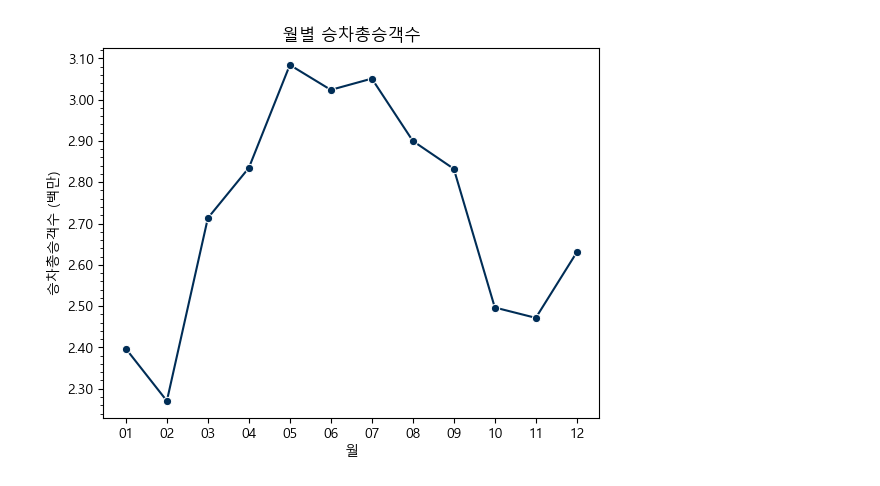
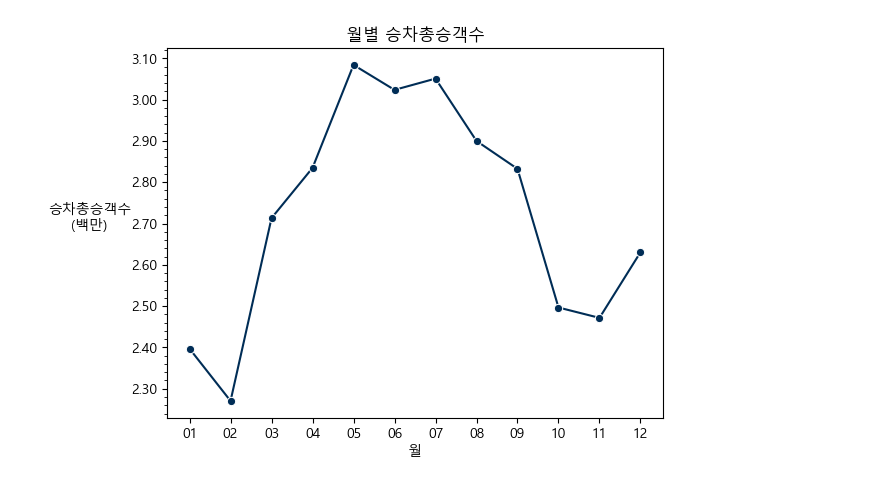
Before and after one commit to YouYeDam/BigData, a Jupyter notebook: NBusMonth2.ipynb, the cells around one changed output. Drawn from its saved outputs; the diff is of its cells as text; code cells hidden in the pictures.

```diff
--- a/NBusMonth2.ipynb
+++ b/NBusMonth2.ipynb
@@ -122,32 +122,32 @@ for file in files_to_read:
     # 'cp949' 인코딩을 사용하여 파일 읽기
     df = pd.read_csv(file_path, encoding='cp949')
     df_list.append(df)
 
 # 모든 데이터프레임을 합치기
 merged_df = pd.concat(df_list, ignore_index=True)
 
 # '사용년월' 컬럼에서 월 부분을 추출하여 새로운 칼럼 만들기
 merged_df['Month'] = merged_df['사용년월'].astype(str).str[-2:]
 
 # 월이 같은 데이터들을 그룹화하여 승차총승객수 합치기
 monthly_passengers = merged_df.groupby('Month')['승차총승객수'].sum().reset_index()
 
 # 한글 폰트 설정
 font_path = 'C:/Windows/Fonts/malgun.ttf'  # 'Malgun Gothic' 폰트의 경로로 수정
 font_name = font_manager.FontProperties(fname=font_path).get_name()
 rc('font', family=font_name)
 
 # 결과를 시각화
 ax = sns.lineplot(x=monthly_passengers['Month'], y=monthly_passengers['승차총승객수'], color='#002D56', marker='o')
 plt.xlabel('월')
-plt.ylabel('승차총승객수 (백만)')
+plt.ylabel('승차총승객수\n(백만)', rotation=0, labelpad=30)
 plt.title('월별 승차총승객수')
 
 ax.yaxis.set_minor_locator(MultipleLocator(20000))
 
 # y축 단위를 '백만'으로 표시하되, 소수점 둘째 자리까지 표시
 plt.gca().yaxis.set_major_formatter(FuncFormatter(lambda x, _: '{:,.2f}'.format(x/1e6)))
 
 plt.show()
 # %% [output]
-[figure, old version]
+[figure, new version]
```
Also changed, not shown: parts of 2 cells of this notebook, 1 other file.
